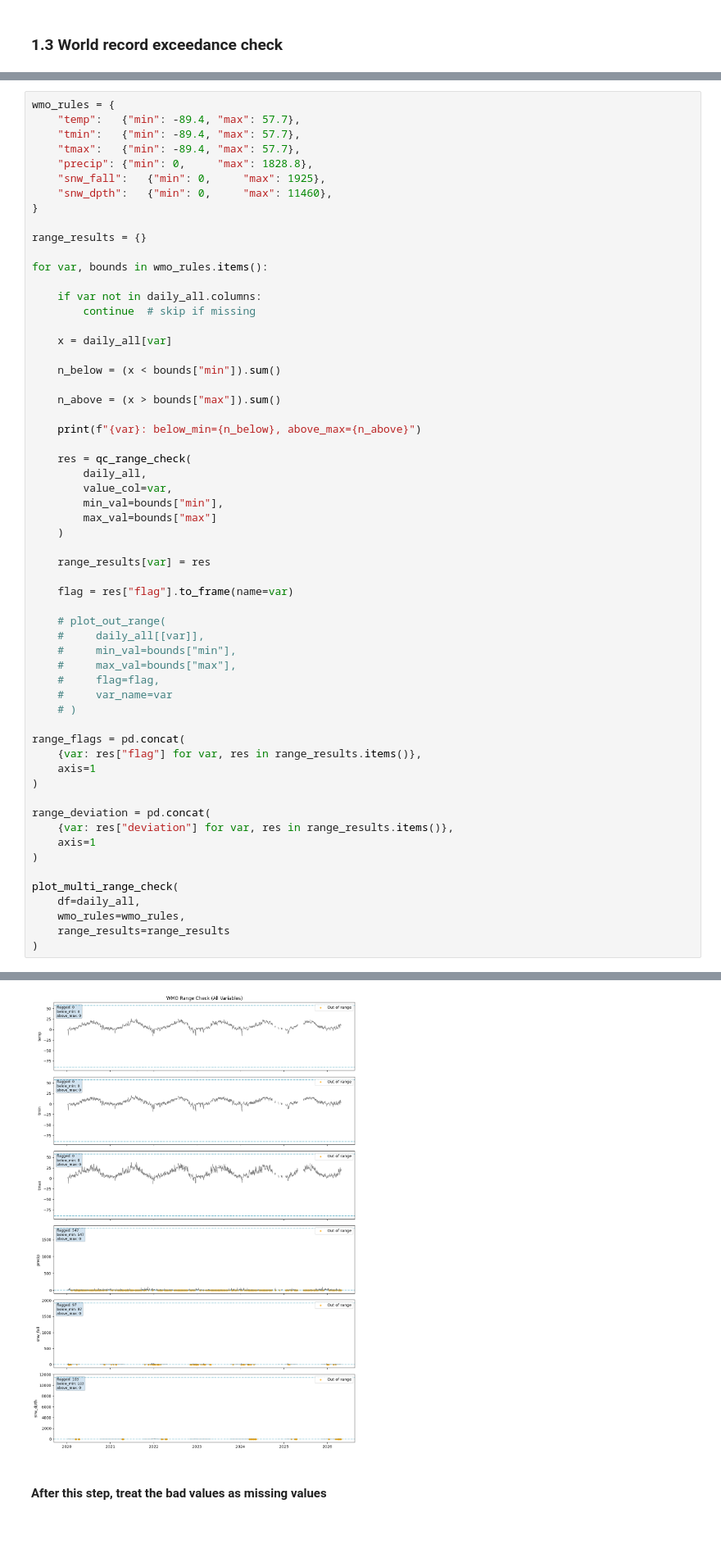
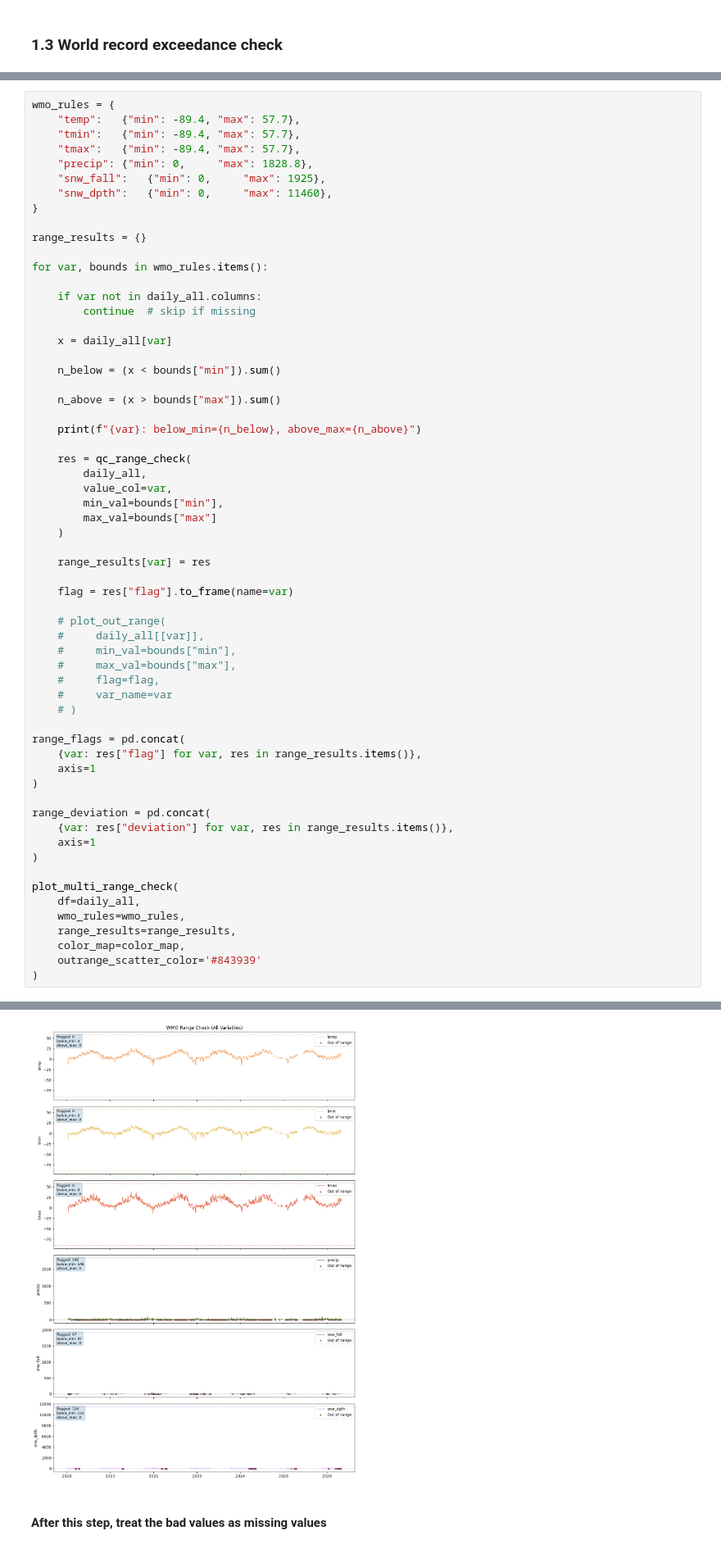
Before and after one commit to pacificclimate/crmprtd, a Jupyter notebook: Quanlity_Control/single_station/1.station_all_variable_qc.ipynb, the cells around one changed output, grey strips where cells are left out. Shown at 82% size. Drawn from its saved outputs; the diff is of its cells as text.

```diff
--- a/Quanlity_Control/single_station/1.station_all_variable_qc.ipynb
+++ b/Quanlity_Control/single_station/1.station_all_variable_qc.ipynb
@@ -431,7 +431,9 @@ range_deviation = pd.concat(
 plot_multi_range_check(
     df=daily_all,
     wmo_rules=wmo_rules,
-    range_results=range_results
+    range_results=range_results,
+    color_map=color_map,
+    outrange_scatter_color='#843939'
 )
 # %% [output]
 temp: below_min=0, above_max=0
@@ -443,4 +445,4 @@ snw_dpth: below_min=103, above_max=0
-[figure, old version]
+[figure, new version]
 # %% [markdown]
 #### After this step, treat the bad values as missing values
 # %%
```
Also changed, not shown: parts of 19 cells of this notebook, 6 other files.
